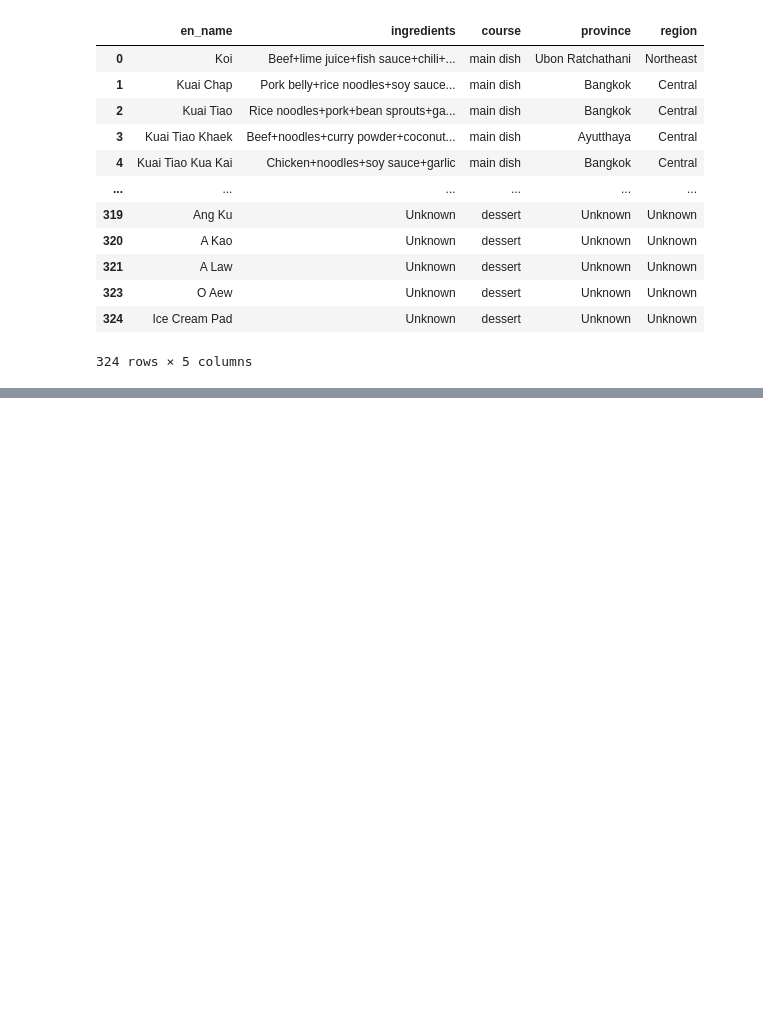
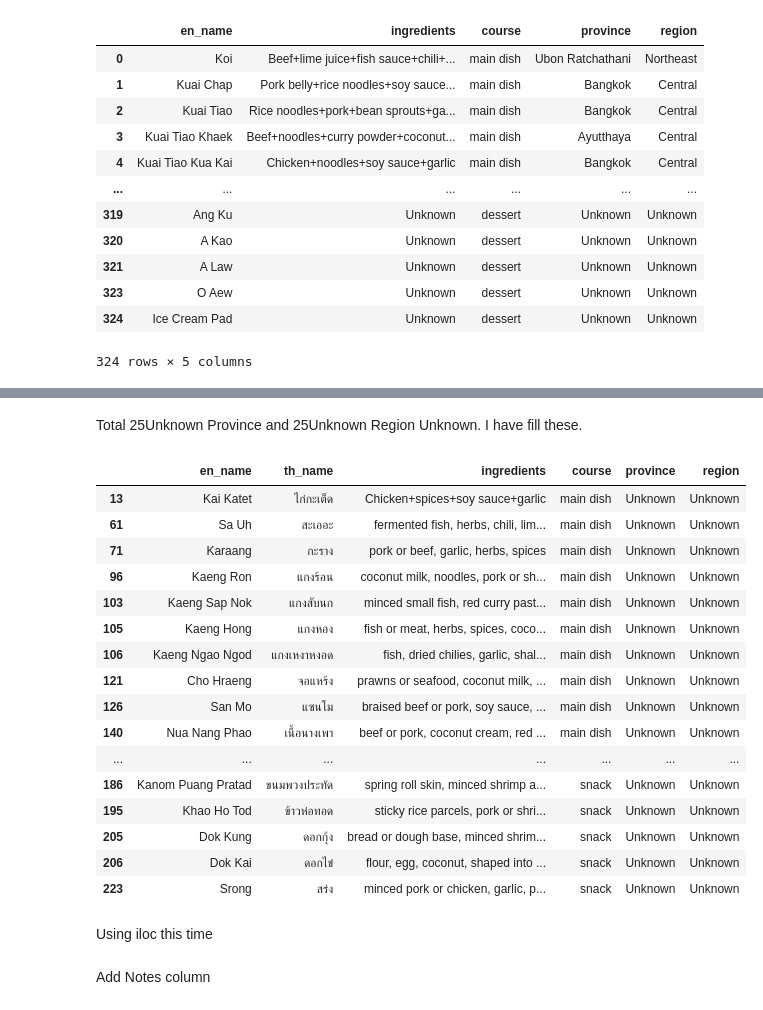
Before and after one commit to Kinosaur/thai_food, a Jupyter notebook: dataPreprocessing/dataCleaning.ipynb, the cells around one changed output, grey strips where cells are left out. Drawn from its saved outputs; the diff is of its cells as text; code cells hidden in the pictures; blank space fills up the shorter version.

```diff
--- a/dataPreprocessing/dataCleaning.ipynb
+++ b/dataPreprocessing/dataCleaning.ipynb
@@ -154,0 +186,32 @@ df
+# %%
+ingredients_update = {
+    "Sa Uh": "fermented fish, herbs, chili, lime, fish sauce",
+    "Karaang": "pork or beef, garlic, herbs, spices",
+    "Kaeng Ron": "coconut milk, noodles, pork or shrimp, shallots, garlic, palm sugar, fish sauce",
+    "Kaeng Sap Nok": "minced small fish, red curry paste, local greens, kaffir lime, basil",
+    "Kaeng Hong": "fish or meat, herbs, spices, coconut or clear broth",
+    "Kaeng Ngao Ngod": "fish, dried chilies, garlic, shallot, galangal, kaffir lime, tamarind, shrimp paste",
+    "Cho Hraeng": "prawns or seafood, coconut milk, lemongrass, shallots, turmeric, shrimp paste, tamarind, palm sugar",
+    "San Mo": "braised beef or pork, soy sauce, cardamom, clove, cinnamon, shallot, pepper",
+    "Nua Nang Phao": "beef or pork, coconut cream, red curry paste, fish sauce, palm sugar",
+    "Bo Toa": "minced fish or shrimp, grated coconut, garlic, shallot, kaffir lime, egg, seasonings",
+    "Pla Kok": "small fish, pickled greens, lemongrass, garlic, dried chili, salt, soy sauce",
+    "Yam Kai Yang Tao": "roasted chicken, chicken offal, coconut milk, chili paste, galangal, lemongrass, lime, fish sauce, sugar",
+    "Yam Sanat": "pork or shrimp, dried chilies, garlic, shallots, long beans, banana blossom, roasted rice, fish sauce",
+    "La We Kadam": "freshwater crab, garlic, galangal, lemongrass, shrimp paste, chilies, tamarind, fish sauce, herbs",
+    "Oo": "beef or fish, chilies, lemongrass, kaffir lime, shallot, garlic, fish sauce",
+    "Gruay Thip": "batter of flour, coconut milk, egg, fried into cones with curry or sweet filling",
+    "Karawek Sod Si": "minced pork, minced shrimp, Chinese sausage, egg, rice flour, seasoning",
+    "Ko Kae": "peanuts, flour, sugar, coconut flavor, oil, salt",
+    "Kai Sam Yang": "dried shrimp, peanuts, lemongrass, shallots, ginger, chili, lime, fish sauce",
+    "Kanom Puang Pratad": "spring roll skin, minced shrimp and pork, garlic, shallot, egg, deep-fried",
+    "Khao Ho Tod": "sticky rice parcels, pork or shrimp filling, coconut, deep-fried",
+    "Dok Kung": "bread or dough base, minced shrimp, garlic, fish sauce, seasoning, fried",
+    "Dok Kai": "flour, egg, coconut, shaped into flower form, fried or baked",
+    "Srong": "minced pork or chicken, garlic, pepper, seasoning, wrapped in noodles, deep-fried"
+}
+# %%
+df['ingredients'] = df.apply(
+    lambda row: ingredients_update.get(row['en_name'], row['ingredients']),
+    axis=1
+)
@@ -154,0 +243,24 @@ df
+# %% [markdown]
+Total 25Unknown Province and 25Unknown Region Unknown. I have fill these.
+# %%
+df[(df['province'] == 'Unknown') | (df['region'] == 'Unknown')]
+# %% [output]
+|  | en_name | th_name | ingredients | course | province | region |
+| 13 | Kai Katet | ไก่กะเต็ด | Chicken+spices+soy sauce+garlic | main dish | Unknown | Unknown |
+| 61 | Sa Uh | สะเออะ | fermented fish, herbs, chili, lim... | main dish | Unknown | Unknown |
+| 71 | Karaang | กะราง | pork or beef, garlic, herbs, spices | main dish | Unknown | Unknown |
+| 96 | Kaeng Ron | แกงร้อน | coconut milk, noodles, pork or sh... | main dish | Unknown | Unknown |
+| 103 | Kaeng Sap Nok | แกงสับนก | minced small fish, red curry past... | main dish | Unknown | Unknown |
+| 105 | Kaeng Hong | แกงหอง | fish or meat, herbs, spices, coco... | main dish | Unknown | Unknown |
+| 106 | Kaeng Ngao Ngod | แกงเหงาหงอด | fish, dried chilies, garlic, shal... | main dish | Unknown | Unknown |
+| 121 | Cho Hraeng | จอแหร้ง | prawns or seafood, coconut milk, ... | main dish | Unknown | Unknown |
+| 126 | San Mo | แซนโม | braised beef or pork, soy sauce, ... | main dish | Unknown | Unknown |
+| 140 | Nua Nang Phao | เนื้อนางเพา | beef or pork, coconut cream, red ... | main dish | Unknown | Unknown |
+| ... | ... | ... | ... | ... | ... | ... |
+| 186 | Kanom Puang Pratad | ขนมพวงประทัด | spring roll skin, minced shrimp a... | snack | Unknown | Unknown |
+| 195 | Khao Ho Tod | ข้าวห่อทอด | sticky rice parcels, pork or shri... | snack | Unknown | Unknown |
+| 205 | Dok Kung | ดอกกุ้ง | bread or dough base, minced shrim... | snack | Unknown | Unknown |
+| 206 | Dok Kai | ดอกไข่ | flour, egg, coconut, shaped into ... | snack | Unknown | Unknown |
+| 223 | Srong | สร่ง | minced pork or chicken, garlic, p... | snack | Unknown | Unknown |
+# %% [markdown]
+Using iloc this time
@@ -154,0 +293,2 @@ df
+# %% [markdown]
+Add Notes column
```
Also changed, not shown: parts of 28 cells of this notebook, 2 other files.
